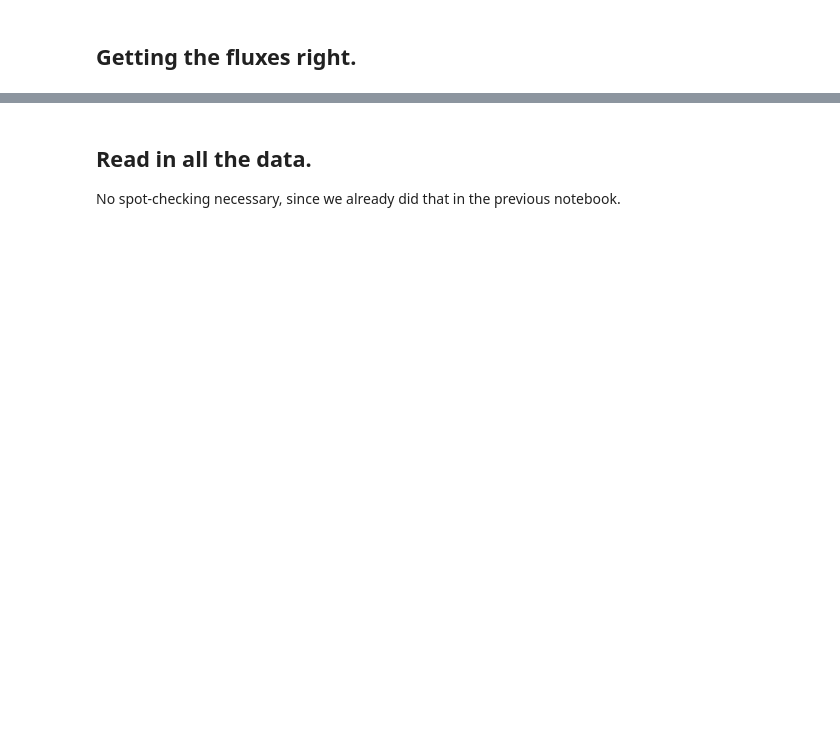
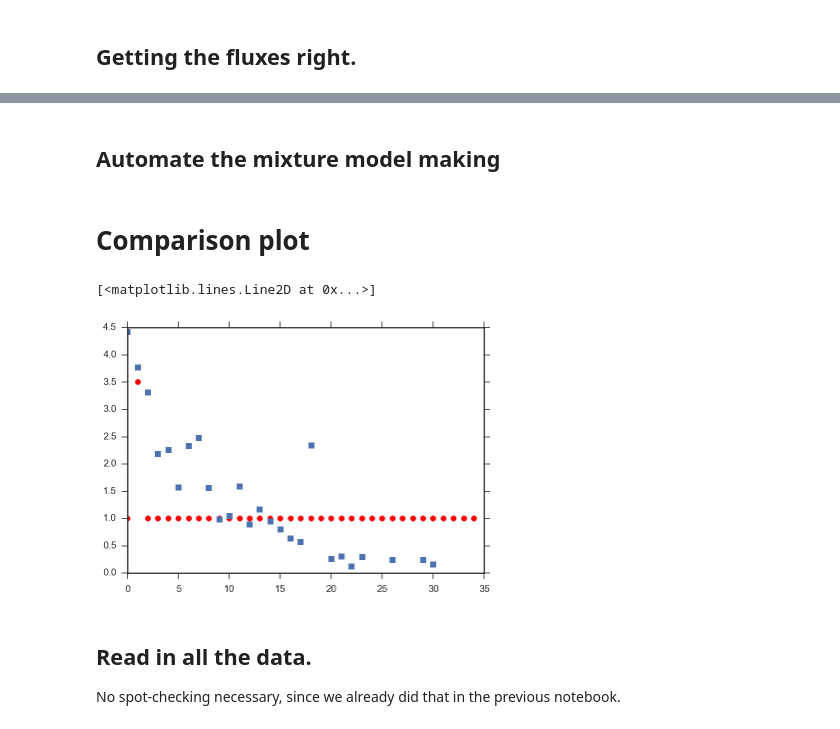
Before and after one commit to BrownDwarf/welter, a Jupyter notebook: notebooks/welter_issue009-01_generate_synthetic_two_T_fake_data.ipynb, the cells around one changed output, grey strips where cells are left out. Drawn from its saved outputs; the diff is of its cells as text; code cells hidden in the pictures; blank space fills up the shorter version.

```diff
--- a/notebooks/welter_issue009-01_generate_synthetic_two_T_fake_data.ipynb
+++ b/notebooks/welter_issue009-01_generate_synthetic_two_T_fake_data.ipynb
@@ -54,0 +209,31 @@ where $\hat f$ denotes the normalized version of $f$.  The $\mathsf{M}$ terms ab
+# %%
+def fill_DataFrame(config, phi):
+    dict_out = {
+        "logg":config['Theta']['grid'][1],
+        "Fe_H":config['Theta']['grid'][2],
+        "logOmega":config['Theta']['logOmega'],
+        "vsini":config['Theta']['vsini'],
+        "vz":config['Theta']['vz'],
+        "Av":config['Theta']['Av'],
+        "logAmp":phi['logAmp'],
+        "sigAmp":phi['sigAmp'],
+        "ll":phi['l'],
+        "cheb1":phi['cheb'][0],
+        "cheb2":phi['cheb'][1],
+        "cheb3":phi['cheb'][2]
+    }
+    return dict_out
+# %%
+df = pd.DataFrame()
+for i in range(0, 34+1):
+    os.chdir('../sf/eo{:03d}/output/LkCa4_eo{:03d}/run01/'.format(i,i))
+    if os.path.exists('config.yaml') & os.path.exists('s0_o0phi.json'):
+        #Let's just record the starting values of the config.yaml files in a DataFrame.
+        with open('config.yaml', 'r') as f:
+            config = yaml.load(f)
+        with open('s0_o0phi.json', 'r') as f:
+            phi = json.load(f)
+
+        this_df = pd.DataFrame(fill_DataFrame(config, phi), index=[i])
+        df = df.append(this_df)
+    os.chdir('/Users/gully/GitHub/welter/notebooks/')
@@ -54,0 +249,2 @@ where $\hat f$ denotes the normalized version of $f$.  The $\mathsf{M}$ terms ab
+# %% [markdown]
+## Automate the mixture model making
@@ -55,3 +264,11 @@ where $\hat f$ denotes the normalized version of $f$.  The $\mathsf{M}$ terms ab
+# %% [markdown]
+# Comparison plot
+# %%
+plt.plot(df.index.values, df.sigAmp, 'ro')
+plt.plot(df.index.values, sf_dat.SA_50p, 's')
+# %% [output]
+[<matplotlib.lines.Line2D at 0x...>]
+[figure, added]
 # %% [markdown]
 ## Read in all the data.
 No spot-checking necessary, since we already did that in the previous notebook.
```
Also changed, not shown: parts of 47 cells of this notebook, 1 other file.
